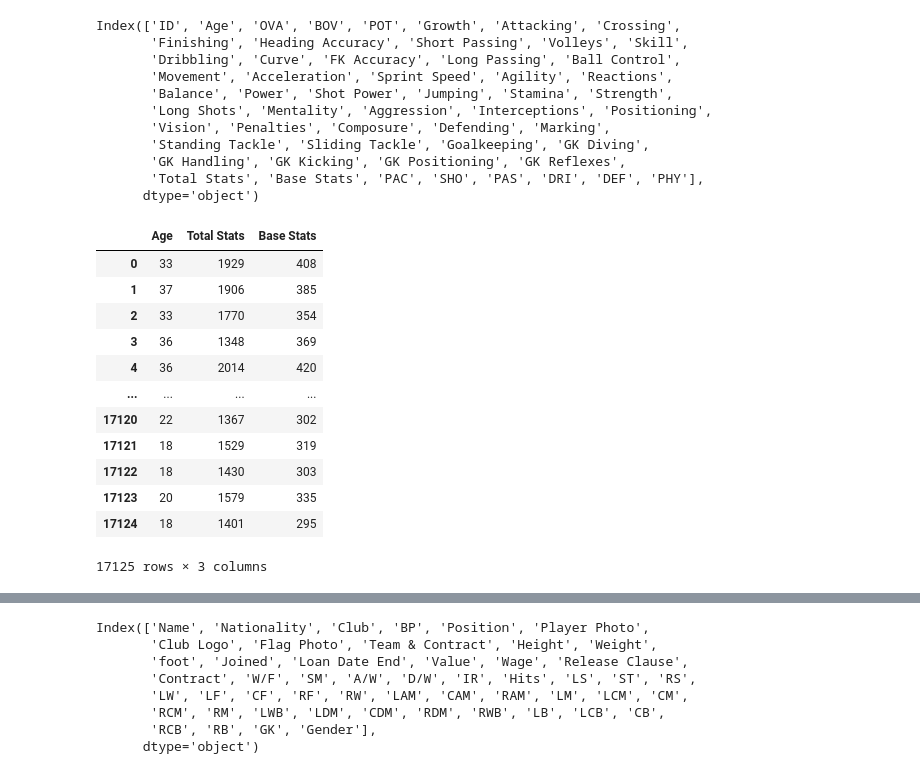
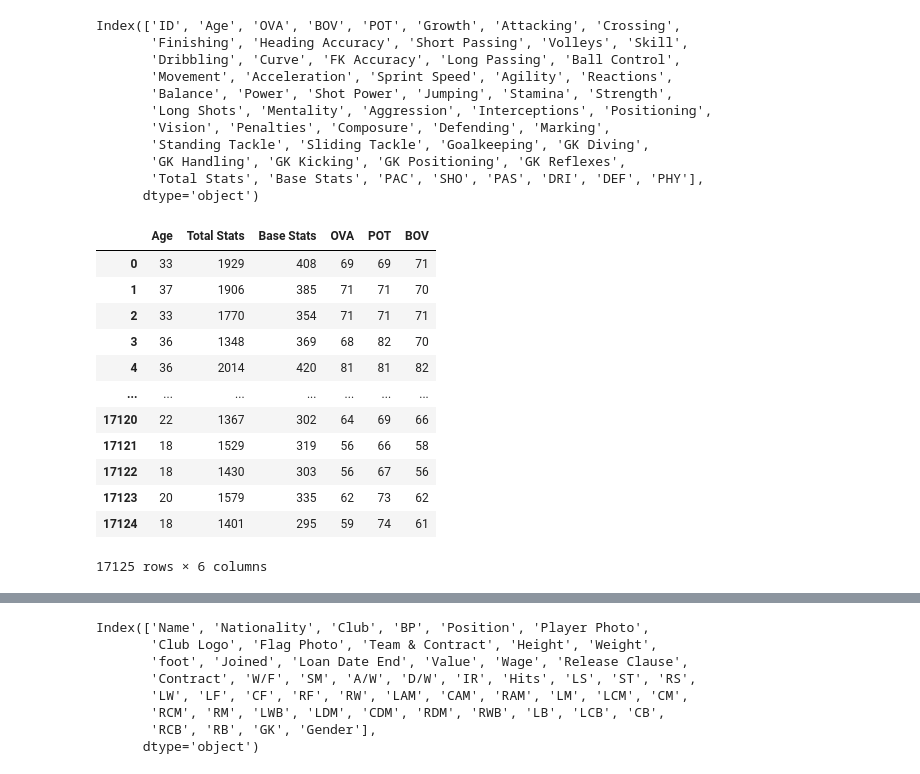
Before and after one commit to RaulRla/Fifa21_Project, a Jupyter notebook: Fifa project.ipynb, the cells around one changed output, grey strips where cells are left out. Drawn from its saved outputs; the diff is of its cells as text; code cells hidden in the pictures.

```diff
--- a/Fifa project.ipynb
+++ b/Fifa project.ipynb
@@ -64,22 +66,22 @@ Index(['ID', 'Age', 'OVA', 'BOV', 'POT', 'Growth', 'Attacking', 'Crossing',
        'Total Stats', 'Base Stats', 'PAC', 'SHO', 'PAS', 'DRI', 'DEF', 'PHY'],
       dtype='object')
 # %%
-df_age_total_base = pd.DataFrame([fifa21_male2_numeric['Age']]+[fifa21_male2_numeric['Total Stats']]+ [fifa21_male2_numeric['Base Stats']])
+df_age_total_base = pd.DataFrame([fifa21_male2_numeric['Age']]+[fifa21_male2_numeric['Total Stats']]+ [fifa21_male2_numeric['Base Stats']] +[fifa21_male2_numeric['OVA']] + [fifa21_male2_numeric['POT']] + [fifa21_male2_numeric['BOV']] )
 df_age_total_base.T
 # %% [output]
-|  | Age | Total Stats | Base Stats |
-| 0 | 33 | 1929 | 408 |
-| 1 | 37 | 1906 | 385 |
-| 2 | 33 | 1770 | 354 |
-| 3 | 36 | 1348 | 369 |
-| 4 | 36 | 2014 | 420 |
-| ... | ... | ... | ... |
-| 17120 | 22 | 1367 | 302 |
-| 17121 | 18 | 1529 | 319 |
-| 17122 | 18 | 1430 | 303 |
-| 17123 | 20 | 1579 | 335 |
-| 17124 | 18 | 1401 | 295 |
+|  | Age | Total Stats | Base Stats | OVA | POT | BOV |
+| 0 | 33 | 1929 | 408 | 69 | 69 | 71 |
+| 1 | 37 | 1906 | 385 | 71 | 71 | 70 |
+| 2 | 33 | 1770 | 354 | 71 | 71 | 71 |
+| 3 | 36 | 1348 | 369 | 68 | 82 | 70 |
+| 4 | 36 | 2014 | 420 | 81 | 81 | 82 |
+| ... | ... | ... | ... | ... | ... | ... |
+| 17120 | 22 | 1367 | 302 | 64 | 69 | 66 |
+| 17121 | 18 | 1529 | 319 | 56 | 66 | 58 |
+| 17122 | 18 | 1430 | 303 | 56 | 67 | 56 |
+| 17123 | 20 | 1579 | 335 | 62 | 73 | 62 |
+| 17124 | 18 | 1401 | 295 | 59 | 74 | 61 |
-17125 rows × 3 columns
+17125 rows × 6 columns
 # %%
 fifa21_male2_categorical = fifa21_male2.select_dtypes(include='object')
 fifa21_male2_categorical.head()
```
Also changed, not shown: parts of 29 cells of this notebook.
